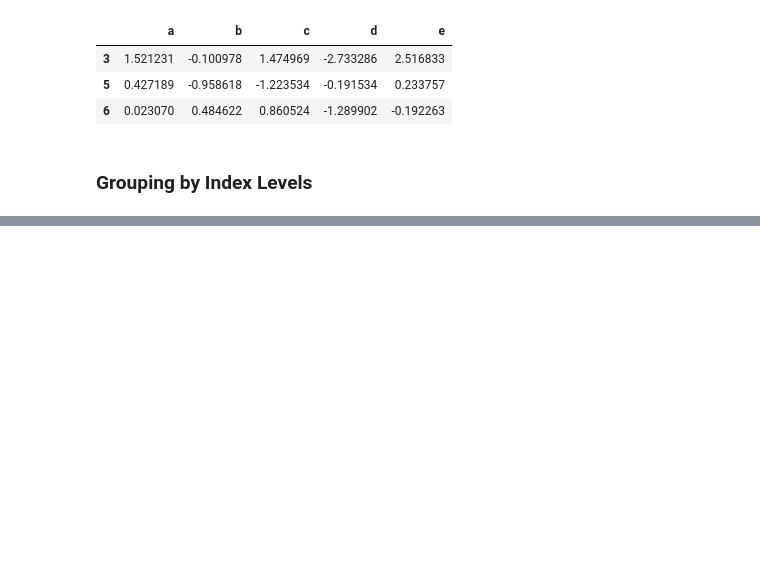
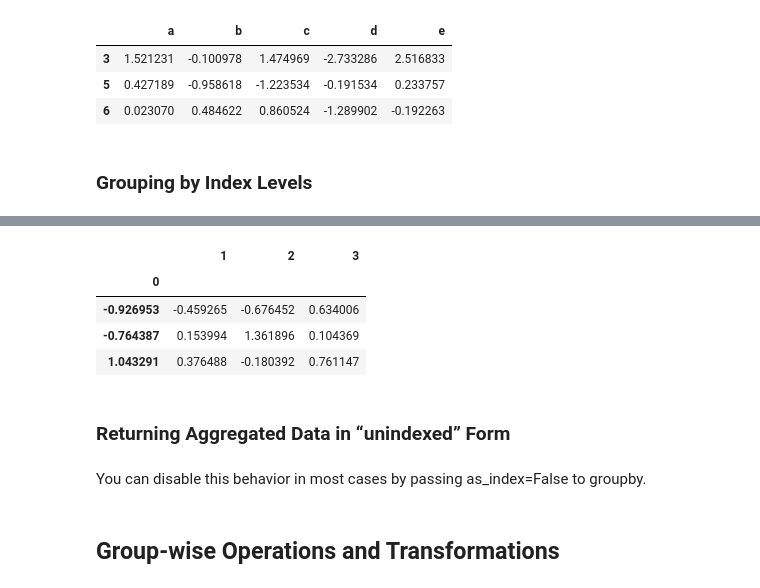
Before and after one commit to reetawwsum/Jupyter-Notebooks, a Jupyter notebook: Python for Data Analysis.ipynb, the cells around one changed output, grey strips where cells are left out. Drawn from its saved outputs; the diff is of its cells as text; code cells hidden in the pictures; blank space fills up the shorter version.

```diff
--- a/Python for Data Analysis.ipynb
+++ b/Python for Data Analysis.ipynb
@@ -1968,0 +2006,14 @@ people.groupby(len).sum()
+# %%
+df.groupby(0).agg('mean')
+# %% [output]
+|  | 1 | 2 | 3 |
+| 0 |  |  |  |
+| -0.926953 | -0.459265 | -0.676452 | 0.634006 |
+| -0.764387 | 0.153994 | 1.361896 | 0.104369 |
+| 1.043291 | 0.376488 | -0.180392 | 0.761147 |
+# %% [markdown]
+### Returning Aggregated Data in “unindexed” Form
+# %% [markdown]
+You can disable this behavior in most cases by passing as_index=False to groupby.
+# %% [markdown]
+## Group-wise Operations and Transformations
```
Also changed, not shown: parts of 9 cells of this notebook.
